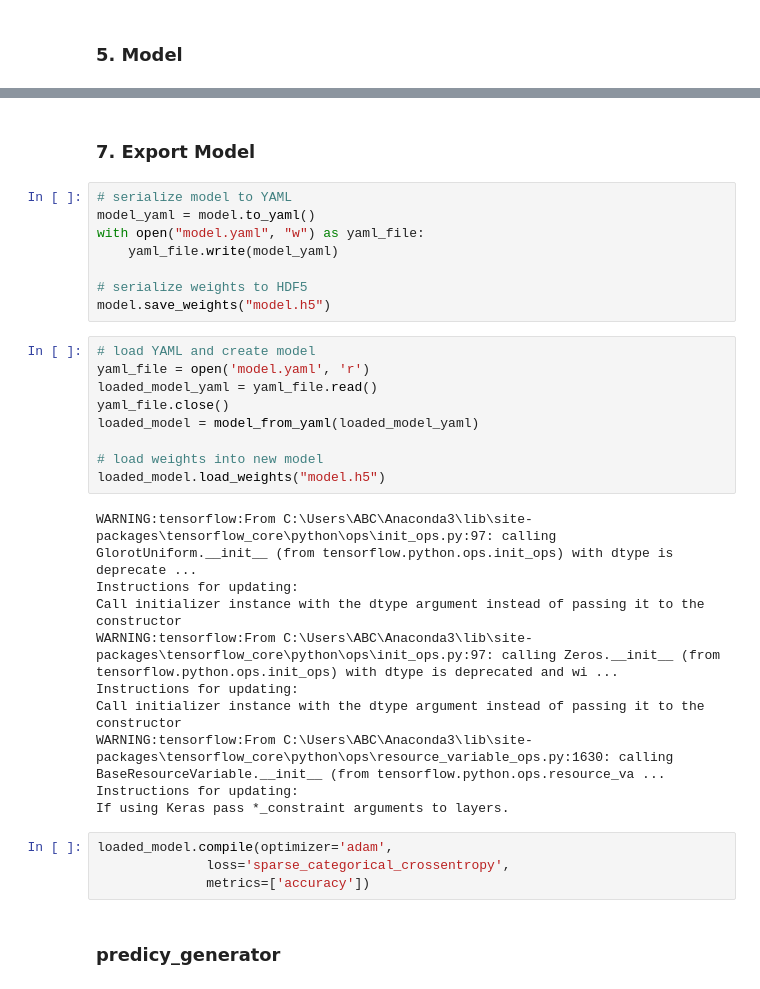
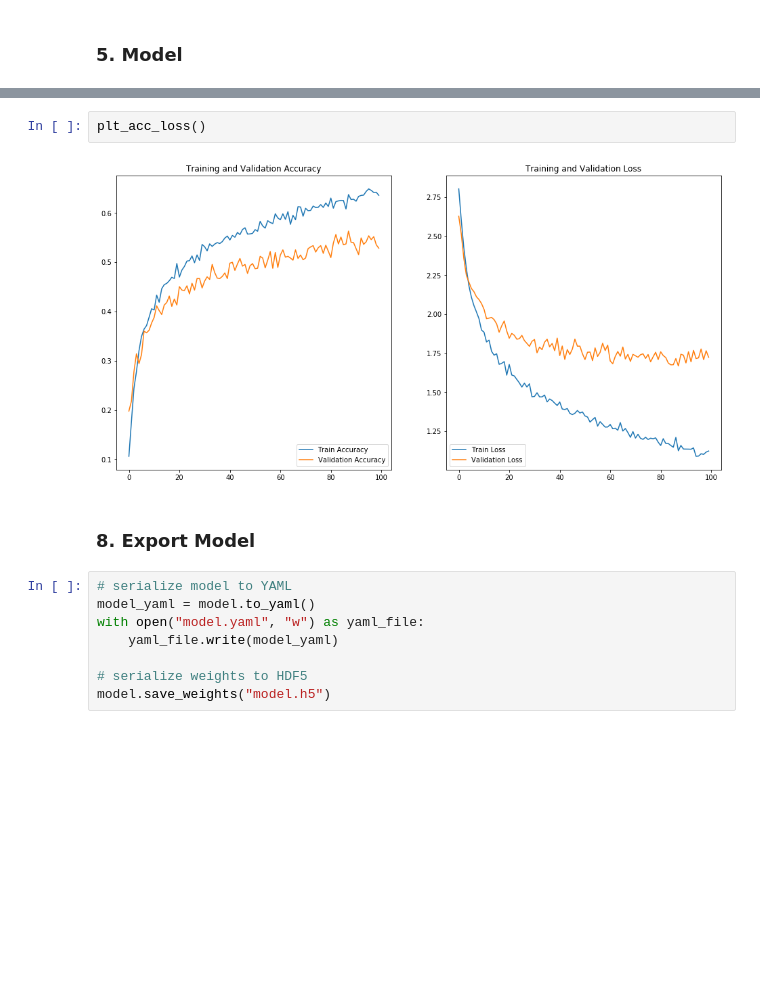
Before and after one commit to Yuxuan1998/Hack-Roll2020, a Jupyter notebook: train_model.ipynb, the cells around one changed output, grey strips where cells are left out. Cells and saved outputs as stored; diff of their text form; blank space fills up the shorter version.

```diff
--- a/train_model.ipynb
+++ b/train_model.ipynb
@@ -234,5 +357,9 @@ KeyboardInterrupt:
+# %%
+plt_acc_loss()
+# %% [output]
+[figure, added]
 # %% [markdown]
-### 7. Export Model
+### 8. Export Model
 # %%
 # serialize model to YAML
 model_yaml = model.to_yaml()
@@ -241,28 +368,3 @@ with open("model.yaml", "w") as yaml_file:
 
 # serialize weights to HDF5
 model.save_weights("model.h5")
-# %%
-# load YAML and create model
-yaml_file = open('model.yaml', 'r')
-loaded_model_yaml = yaml_file.read()
-yaml_file.close()
-loaded_model = model_from_yaml(loaded_model_yaml)
-
-# load weights into new model
-loaded_model.load_weights("model.h5")
-# %% [output]
-WARNING:tensorflow:From C:\Users\ABC\Anaconda3\lib\site-packages\tensorflow_core\python\ops\init_ops.py:97: calling GlorotUniform.__init__ (from tensorflow.python.ops.init_ops) with dtype is deprecate ...
-Instructions for updating:
-Call initializer instance with the dtype argument instead of passing it to the constructor
-WARNING:tensorflow:From C:\Users\ABC\Anaconda3\lib\site-packages\tensorflow_core\python\ops\init_ops.py:97: calling Zeros.__init__ (from tensorflow.python.ops.init_ops) with dtype is deprecated and wi ...
-Instructions for updating:
-Call initializer instance with the dtype argument instead of passing it to the constructor
-WARNING:tensorflow:From C:\Users\ABC\Anaconda3\lib\site-packages\tensorflow_core\python\ops\resource_variable_ops.py:1630: calling BaseResourceVariable.__init__ (from tensorflow.python.ops.resource_va ...
-Instructions for updating:
-If using Keras pass *_constraint arguments to layers.
-# %%
-loaded_model.compile(optimizer='adam',
-              loss='sparse_categorical_crossentropy',
-              metrics=['accuracy'])
-# %% [markdown]
-### predicy_generator
```
Also changed, not shown: parts of 27 cells of this notebook, 3 other files.
